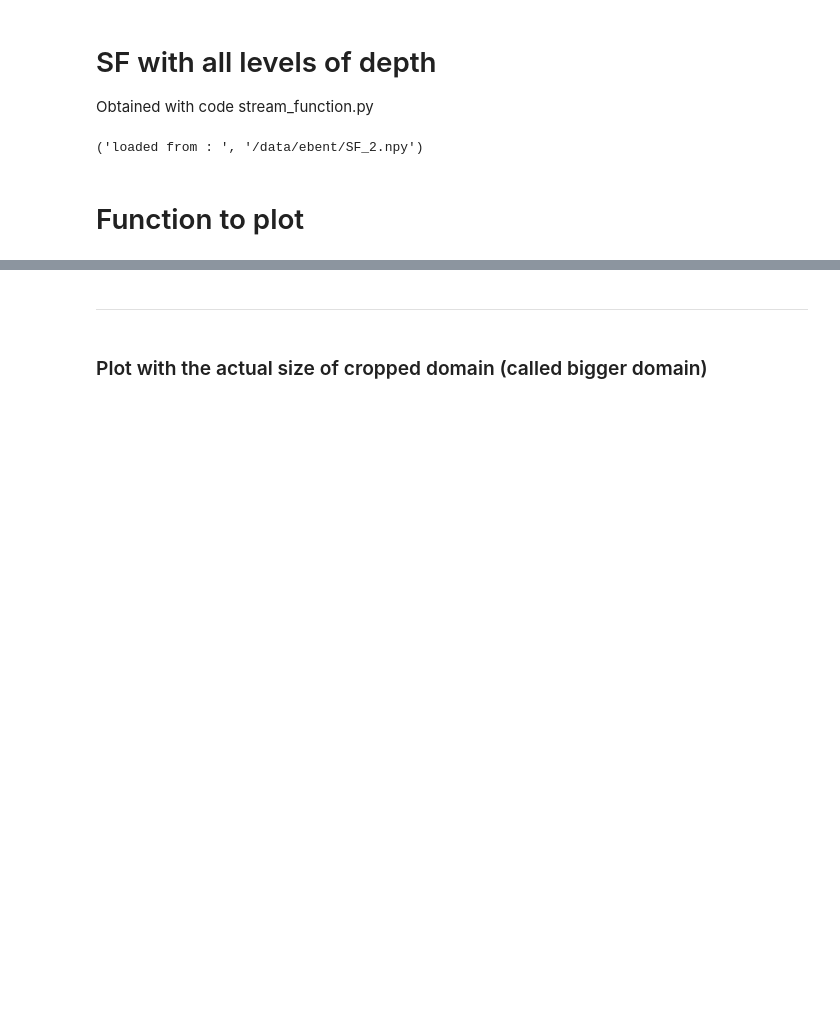
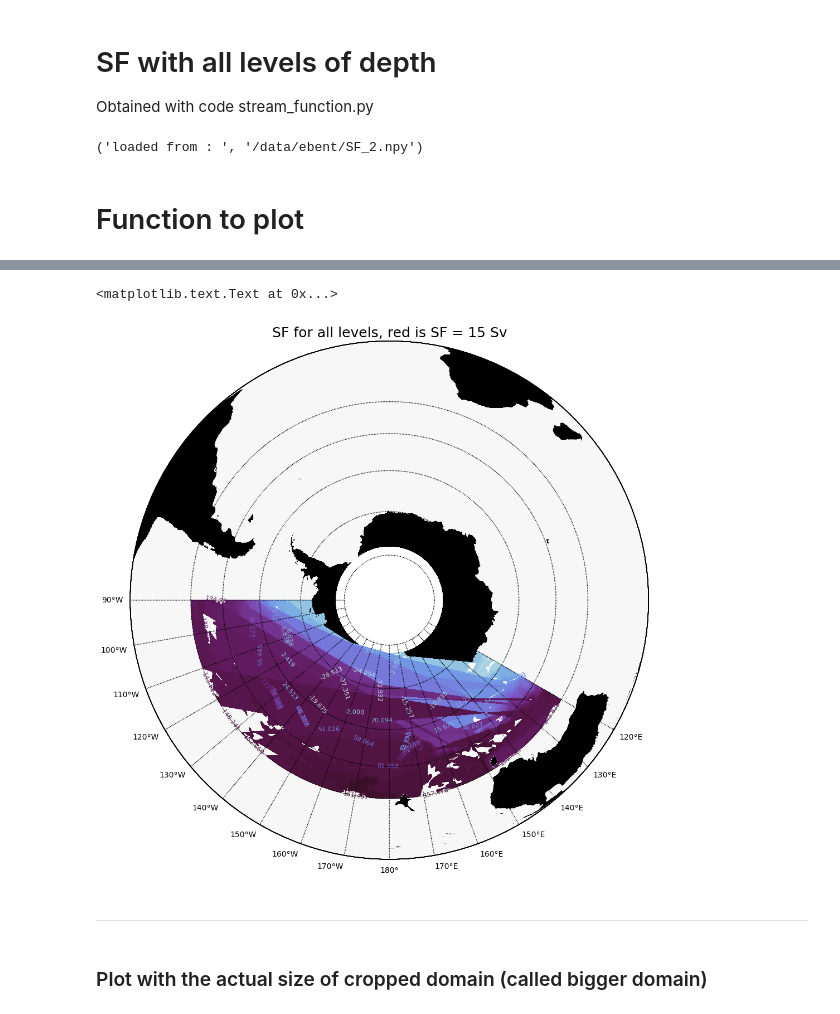
Before and after one commit to telot-em/SIO_internship, a Jupyter notebook: Stream_function.ipynb, the cells around one changed output, grey strips where cells are left out. Cells and saved outputs as stored; diff of their text form; code cells hidden in the pictures; blank space fills up the shorter version.

```diff
--- a/Stream_function.ipynb
+++ b/Stream_function.ipynb
@@ -126,16 +126,24 @@ def plot_SF(figsize, proj, SF_study, hfacc_level, T_or_S_field, cmap, cbar_title
     im      = m.contourf(xm, ym, hFacC[hfacc_level,...], extend='both', cmap='Greys_r')
 
     # Plot the salinity or temperature
-    xm, ym  = m(XC, YC)
-    im      = m.contourf(xm, ym, T_or_S_field, levels=np.linspace(T_or_S_field.min(),T_or_S_field.max(),50), extend='both', cmap=cmap)
-    cbar    = m.colorbar(im,pad='10%')
-    cbar.set_label(cbar_title, fontsize =16)
+    if proj!='ortho':
+        xm, ym  = m(XC, YC)
+        im      = m.contourf(xm, ym, T_or_S_field, levels=np.linspace(T_or_S_field.min(),T_or_S_field.max(),50), extend='both', cmap=cmap)
+        cbar    = m.colorbar(im,pad='10%')
+        cbar.set_label(cbar_title, fontsize =16)
 
     # Plot the stream function
-    SF = SF_study
-    xm, ym  = m(XC, YC)
-    cs      = m.contour(xm, ym, SF, extend='both', levels=np.linspace(np.nanmin(SF), np.nanmax(SF), 10), colors=color, linewidth=0.3)
-    plt.clabel(cs, inline=True, fontsize=8)
+    elif proj=='ortho':
+        SF = SF_study
+        xm, ym  = m(XC, YC)
+        cs      = m.contourf(xm, ym, SF, extend='both', levels=np.linspace(np.nanmin(SF), np.nanmax(SF), 50), cmap=cmap)
+        plt.clabel(cs, inline=True, fontsize=8)
+
+    if proj!='ortho':
+        SF = SF_study
+        xm, ym  = m(XC, YC)
+        cs      = m.contour(xm, ym, SF, extend='both', levels=np.linspace(np.nanmin(SF), np.nanmax(SF), 10), colors=color, linewidth=0.3)
+        plt.clabel(cs, inline=True, fontsize=8)
 
     # Plot the red line
     xm, ym  = m(x_p, y_p)
@@ -149,3 +157,7 @@ def plot_SF(figsize, proj, SF_study, hfacc_level, T_or_S_field, cmap, cbar_title
 
     m.drawparallels(np.arange(-80.,-30.,10), labels=[1, 0, 0, 0])
     m.drawmeridians(np.arange(120.,280.,10), labels=[0, 0, 0, 1])
+# %%
+plot_SF(figsize=(12,12) , proj='ortho', SF_study=BIG_SF, hfacc_level=0, T_or_S_field=background[0], cmap=cmocean.cm.dense, cbar_title='Salinity', color='k')
+plt.title('SF for all levels, red is SF = 15 Sv', fontsize=18)
+# %% [output]
@@ -152,3 +165,5 @@ def plot_SF(figsize, proj, SF_study, hfacc_level, T_or_S_field, cmap, cbar_title
+<matplotlib.text.Text at 0x...>
+[figure, added]
 # %% [markdown]
 ***
 # %% [markdown]
```
Also changed, not shown: parts of 1 cell of this notebook.
